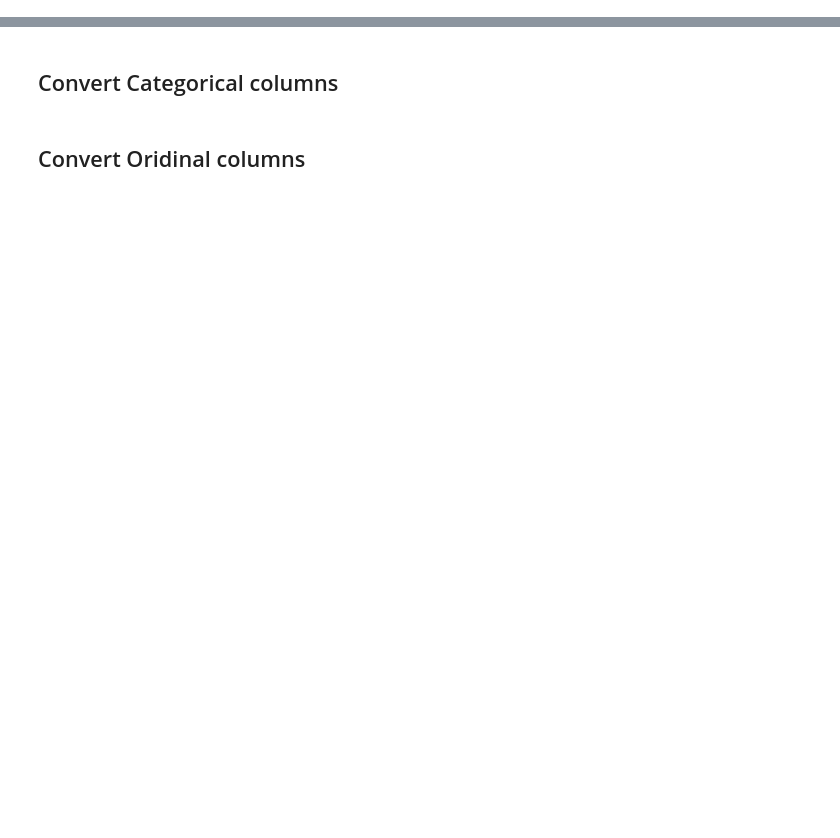
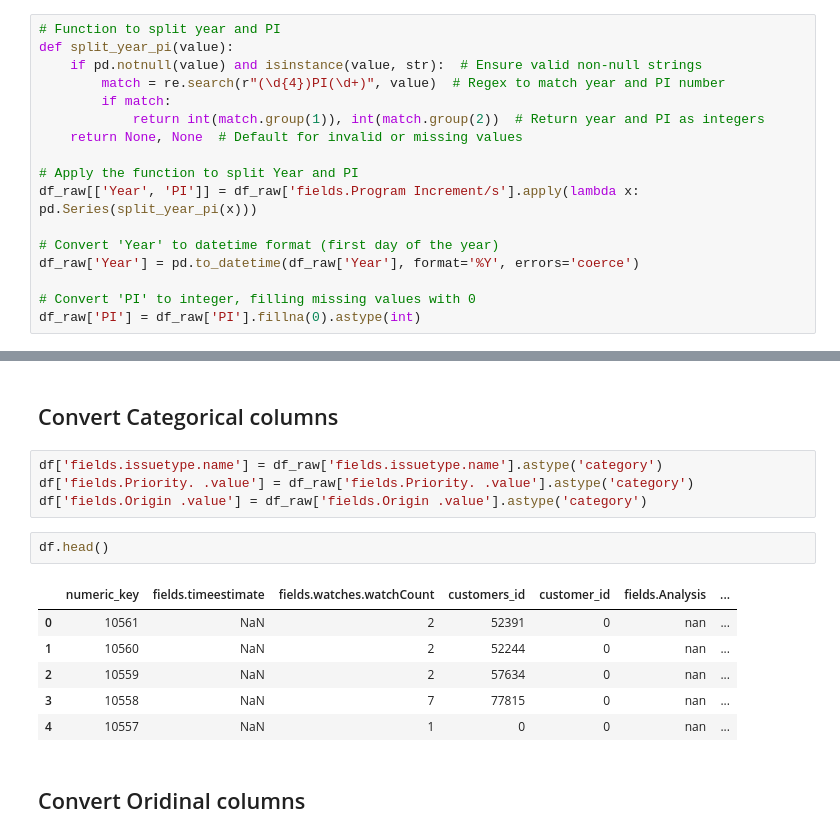
Before and after one commit to arbelkatzir/TAU, a Jupyter notebook: DL/Project/EDA.ipynb, the cells around one changed output, grey strips where cells are left out. Cells and saved outputs as stored; diff of their text form; blank space fills up the shorter version.

```diff
--- a/DL/Project/EDA.ipynb
+++ b/DL/Project/EDA.ipynb
@@ -63,0 +116,17 @@ df.head(10)
+# %%
+# Function to split year and PI
+def split_year_pi(value):
+    if pd.notnull(value) and isinstance(value, str):  # Ensure valid non-null strings
+        match = re.search(r"(\d{4})PI(\d+)", value)  # Regex to match year and PI number
+        if match:
+            return int(match.group(1)), int(match.group(2))  # Return year and PI as integers
+    return None, None  # Default for invalid or missing values
+
+# Apply the function to split Year and PI
+df_raw[['Year', 'PI']] = df_raw['fields.Program Increment/s'].apply(lambda x: pd.Series(split_year_pi(x)))
+
+# Convert 'Year' to datetime format (first day of the year)
+df_raw['Year'] = pd.to_datetime(df_raw['Year'], format='%Y', errors='coerce')
+
+# Convert 'PI' to integer, filling missing values with 0
+df_raw['PI'] = df_raw['PI'].fillna(0).astype(int)
@@ -64,4 +153,17 @@ df.head(10)
 # %% [markdown]
 ## Convert Categorical columns
+# %%
+df['fields.issuetype.name'] = df_raw['fields.issuetype.name'].astype('category')
+df['fields.Priority. .value'] = df_raw['fields.Priority. .value'].astype('category')
+df['fields.Origin .value'] = df_raw['fields.Origin .value'].astype('category')
+# %%
+df.head()
+# %% [output]
+|  | numeric_key | fields.timeestimate | fields.watches.watchCount | customers_id | customer_id | fields.Analysis | ... |
+| 0 | 10561 | NaN | 2 | 52391 | 0 | nan | ... |
+| 1 | 10560 | NaN | 2 | 52244 | 0 | nan | ... |
+| 2 | 10559 | NaN | 2 | 57634 | 0 | nan | ... |
+| 3 | 10558 | NaN | 7 | 77815 | 0 | nan | ... |
+| 4 | 10557 | NaN | 1 | 0 | 0 | nan | ... |
 # %% [markdown]
 ## Convert Oridinal columns
```
Also changed, not shown: parts of 10 cells of this notebook, 1 other file.
